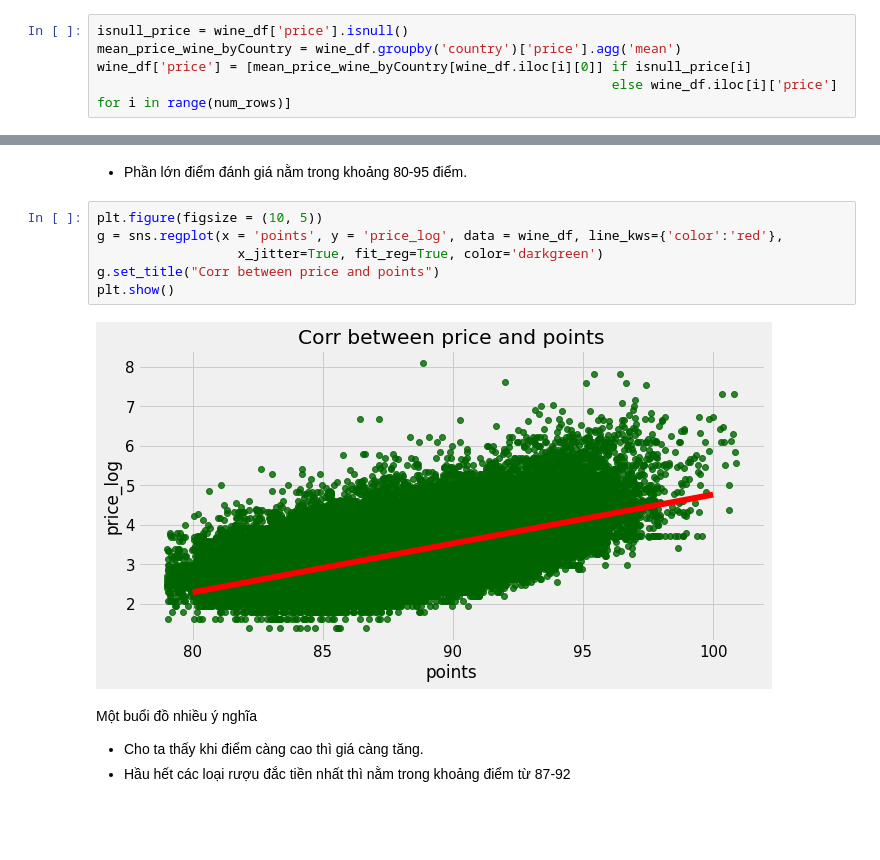
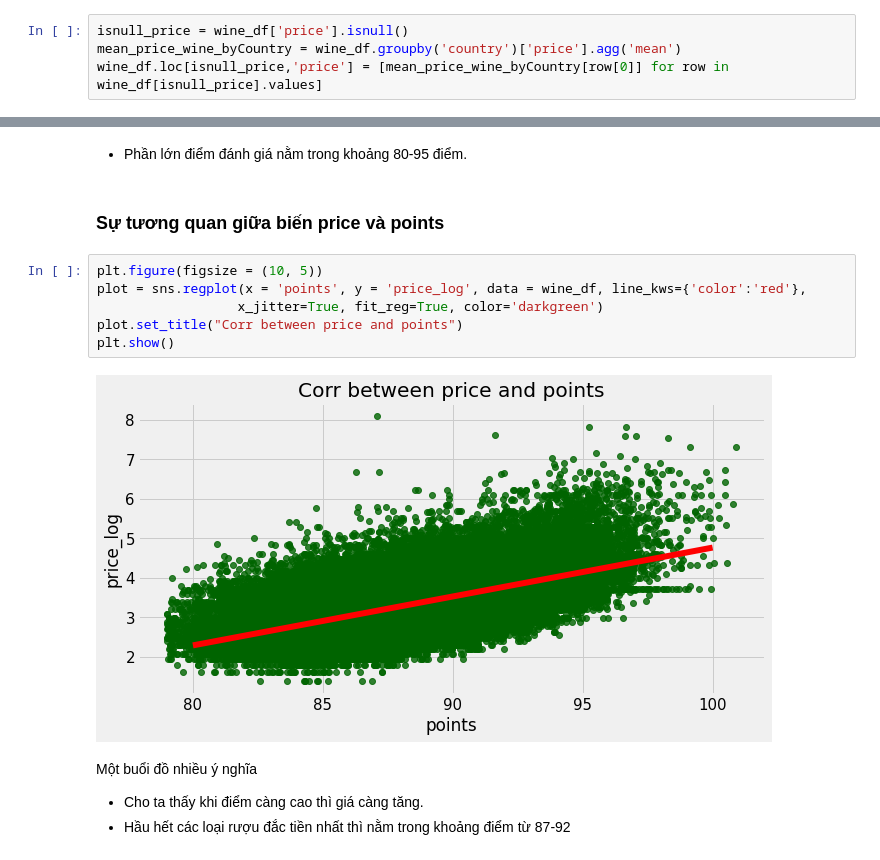
Before and after one commit to KhanhNguyen4999/LTKHDL_FinalProject, a Jupyter notebook: 1712525-NguyenNgocMinhKhanh.ipynb, the cells around one changed output, grey strips where cells are left out. Saved outputs shown, nothing was run; the diff lists cells and outputs as text; blank space fills up the shorter version.

Commit message:
Định dạng format và code trực quan

```diff
--- a/1712525-NguyenNgocMinhKhanh.ipynb
+++ b/1712525-NguyenNgocMinhKhanh.ipynb
@@ -209,8 +216,7 @@ Xử lí với các thuộc tính numerical
 # %%
 isnull_price = wine_df['price'].isnull()
 mean_price_wine_byCountry = wine_df.groupby('country')['price'].agg('mean')
-wine_df['price'] = [mean_price_wine_byCountry[wine_df.iloc[i][0]] if isnull_price[i]
-                                                                  else wine_df.iloc[i]['price'] for i in range(num_rows)]
+wine_df.loc[isnull_price,'price'] = [mean_price_wine_byCountry[row[0]] for row in wine_df[isnull_price].values]
 # %% [markdown]
 ## Kiểm tra lại kết quả của việc xử lí
 # %%
@@ -399,14 +404,16 @@ Text(0.5, 1.0, 'Distribution of points')
 [figure]
 # %% [markdown]
 - Phần lớn điểm đánh giá nằm trong khoảng 80-95 điểm.
+# %% [markdown]
+### Sự tương quan giữa biến price và points
 # %%
 plt.figure(figsize = (10, 5))
-g = sns.regplot(x = 'points', y = 'price_log', data = wine_df, line_kws={'color':'red'},
+plot = sns.regplot(x = 'points', y = 'price_log', data = wine_df, line_kws={'color':'red'},
                   x_jitter=True, fit_reg=True, color='darkgreen')
-g.set_title("Corr between price and points")
+plot.set_title("Corr between price and points")
 plt.show()
 # %% [output]
-[figure, old version]
+[figure, new version]
 # %% [markdown]
 Một buổi đồ nhiều ý nghĩa
 - Cho ta thấy khi điểm càng cao thì giá càng tăng.
```
Also changed, not shown: parts of 77 cells of this notebook.
